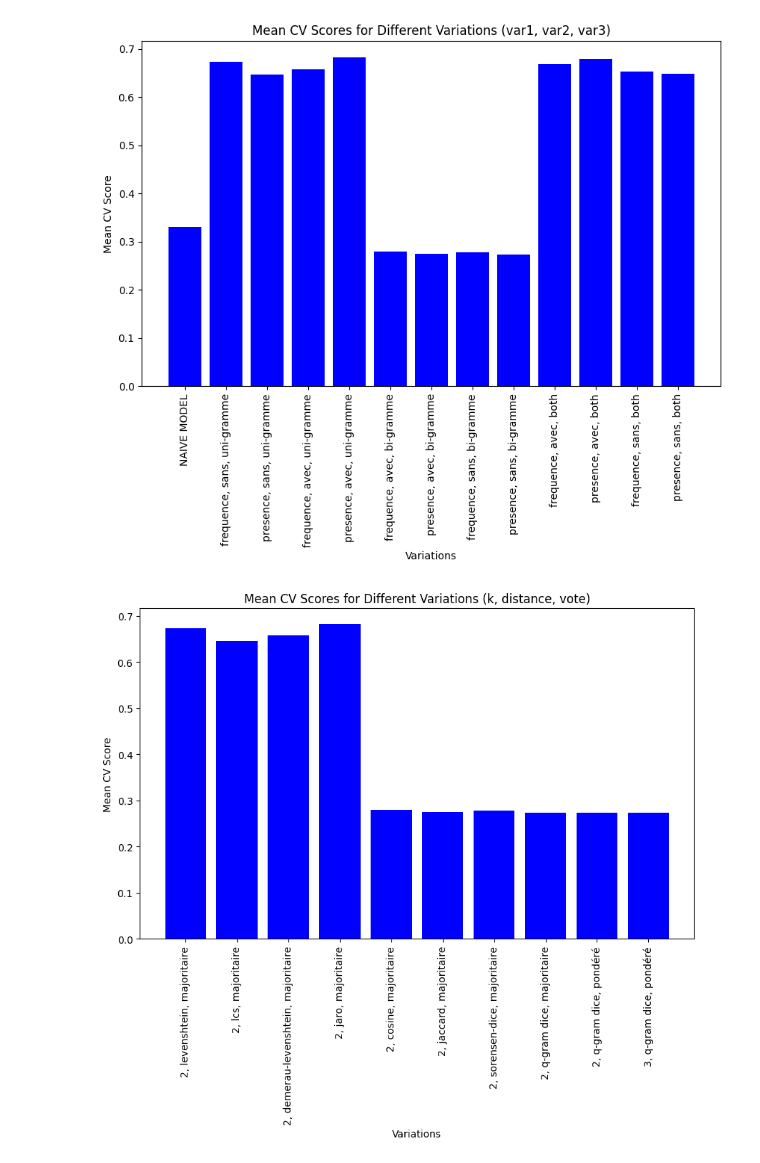
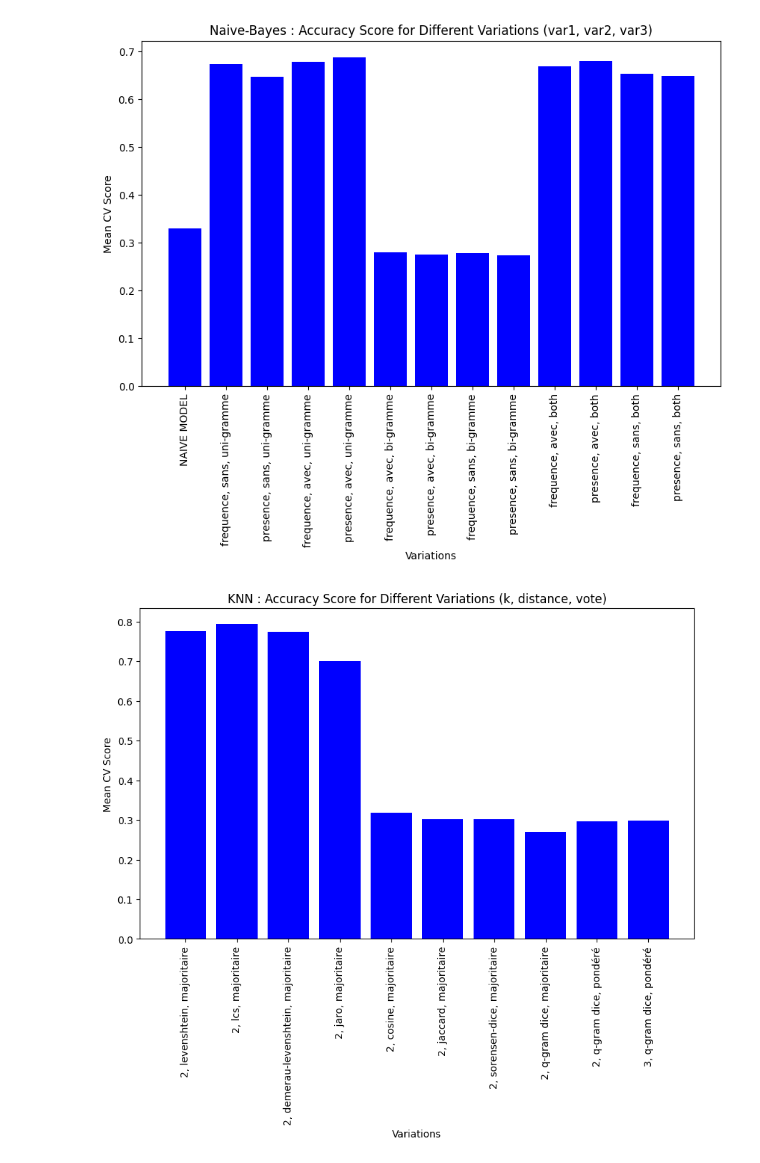
Before and after one commit to Jakcrimson/pjeb_twitter_sentiment_analysis, a Jupyter notebook: figures.ipynb, the cells around one changed output. Saved outputs shown, nothing was run; the diff lists cells and outputs as text; code cells hidden in the pictures.

```diff
--- a/figures.ipynb
+++ b/figures.ipynb
@@ -14,8 +14,8 @@ data = {
 
     'frequence, sans, uni-gramme': 0.673,
     'presence, sans, uni-gramme': 0.646,
-    'frequence, avec, uni-gramme': 0.658,
-    'presence, avec, uni-gramme':0.682,
+    'frequence, avec, uni-gramme': 0.678,
+    'presence, avec, uni-gramme':0.687,
     'frequence, avec, bi-gramme':0.280,
     'presence, avec, bi-gramme':0.275,
     'frequence, sans, bi-gramme':0.278,
@@ -33,34 +33,34 @@ plt.figure(figsize=(10, 6))
 plt.bar(variations, scores, color='blue')
 plt.xlabel('Variations')
 plt.ylabel('Mean CV Score')
-plt.title('Mean CV Scores for Different Variations (var1, var2, var3)')
+plt.title('Naive-Bayes : Accuracy Score for Different Variations (var1, var2, var3)')
 plt.xticks(rotation=90)
 plt.show()
 # %% [output]
-[figure, old version]
+[figure, new version]
 # %%
 data = {
-    '2, levenshtein, majoritaire': 0.673,
-    '2, lcs, majoritaire': 0.646,
-    '2, demerau-levenshtein, majoritaire': 0.658,
-    '2, jaro, majoritaire':0.682,
-    '2, cosine, majoritaire':0.280,
-    '2, jaccard, majoritaire':0.275,
-    '2, sorensen-dice, majoritaire':0.278,
-    '2, q-gram dice, majoritaire':0.273,
-    '2, q-gram dice, pondéré':0.273,
-    '3, q-gram dice, pondéré':0.273,
+    '2, levenshtein, majoritaire': 0.776,
+    '2, lcs, majoritaire': 0.793,
+    '2, demerau-levenshtein, majoritaire': 0.774,
+    '2, jaro, majoritaire':0.700,
+    '2, cosine, majoritaire':0.318,
+    '2, jaccard, majoritaire':0.301,
+    '2, sorensen-dice, majoritaire':0.301,
+    '2, q-gram dice, majoritaire':0.27,
+    '2, q-gram dice, pondéré':0.297,
+    '3, q-gram dice, pondéré':0.299,
 }
 
 variations = list(data.keys())
 scores = list(data.values())
 
 plt.figure(figsize=(10, 6))
 plt.bar(variations, scores, color='blue')
 plt.xlabel('Variations')
 plt.ylabel('Mean CV Score')
-plt.title('Mean CV Scores for Different Variations (k, distance, vote)')
+plt.title('KNN : Accuracy Score for Different Variations (k, distance, vote)')
 plt.xticks(rotation=90)
 plt.show()
 # %% [output]
-[figure, old version]
+[figure, new version]
```
Also changed, not shown: 5 other files.
